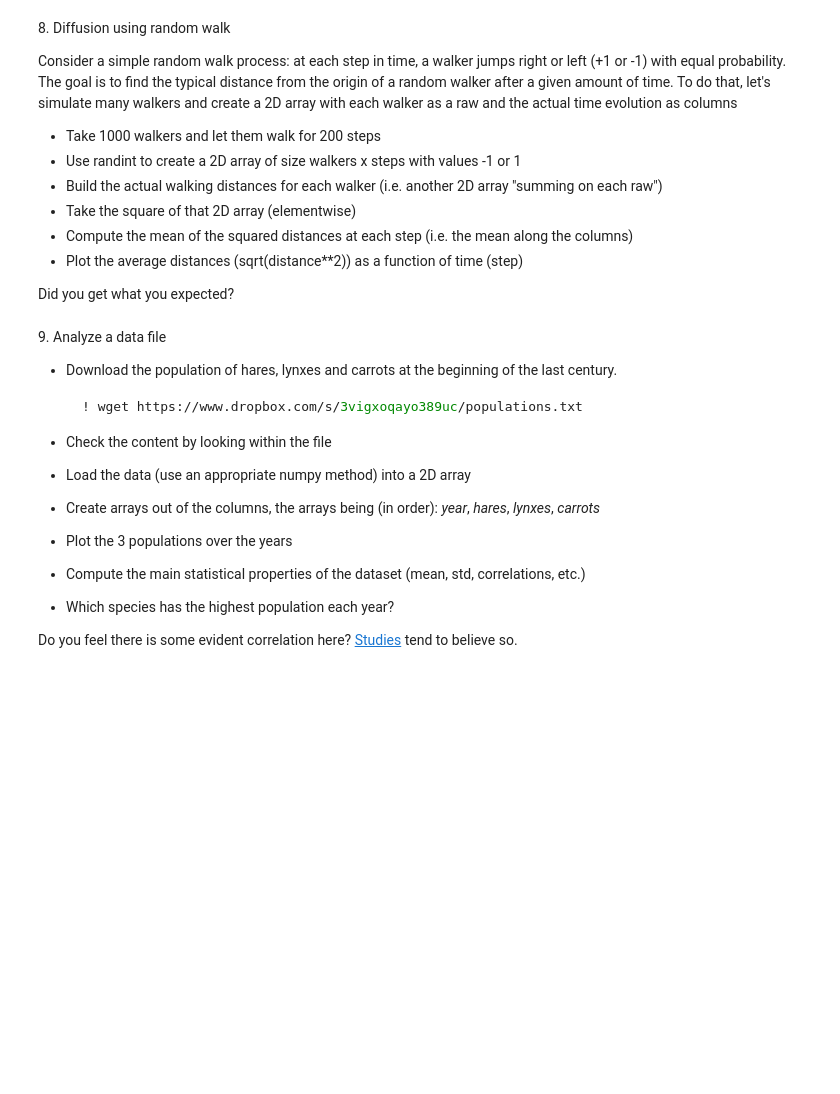
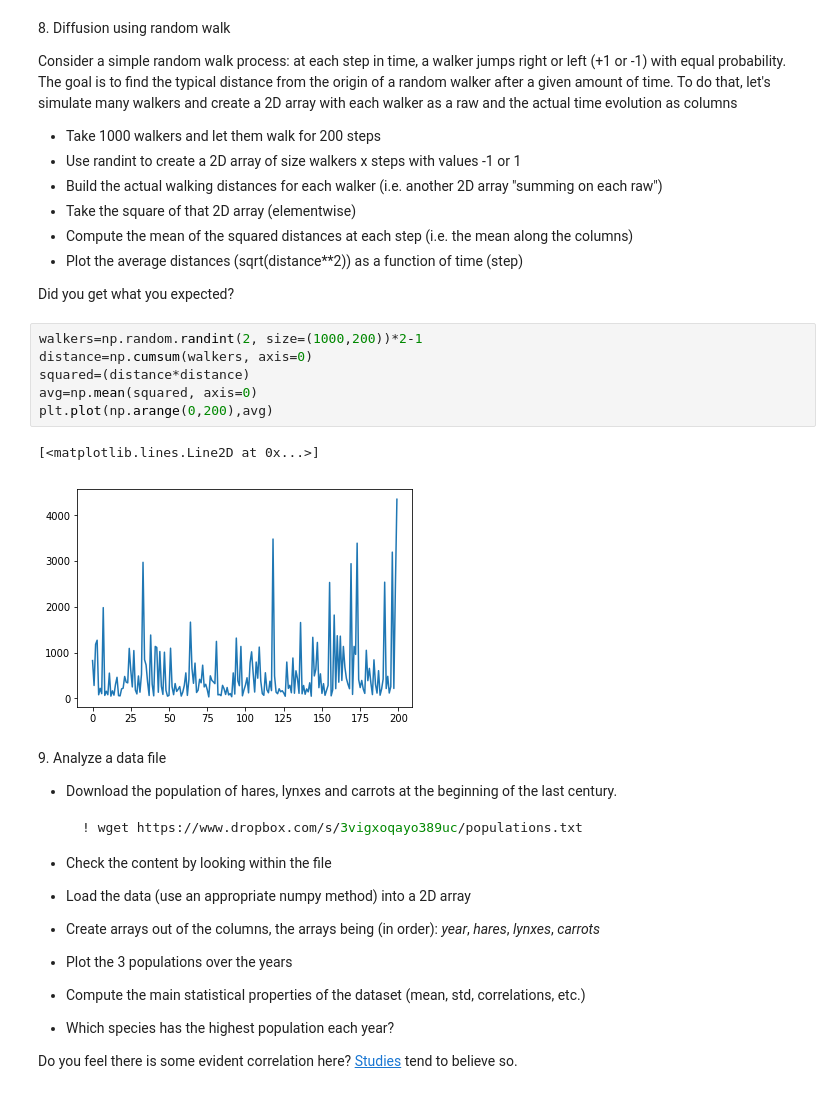
Before and after one commit to tommaso-bertola/LaboratoryOfComputationalPhysics_Y5, a Jupyter notebook: 04ex_Numpy.ipynb, the cells around one changed output. Drawn from its saved outputs; the diff is of its cells as text; blank space fills up the shorter version.

```diff
--- a/04ex_Numpy.ipynb
+++ b/04ex_Numpy.ipynb
@@ -82,6 +255,15 @@ To do that, let's simulate many walkers and create a 2D array with each walker a
   * Plot the average distances (sqrt(distance\*\*2)) as a function of time (step)
 
 Did you get what you expected?
+# %%
+walkers=np.random.randint(2, size=(1000,200))*2-1
+distance=np.cumsum(walkers, axis=0)
+squared=(distance*distance)
+avg=np.mean(squared, axis=0)
+plt.plot(np.arange(0,200),avg)
+# %% [output]
+[<matplotlib.lines.Line2D at 0x...>]
+[figure, added]
 # %% [markdown]
 9\. Analyze a data file
   * Download the population of hares, lynxes and carrots at the beginning of the last century.
```
Also changed, not shown: parts of 10 cells of this notebook.
